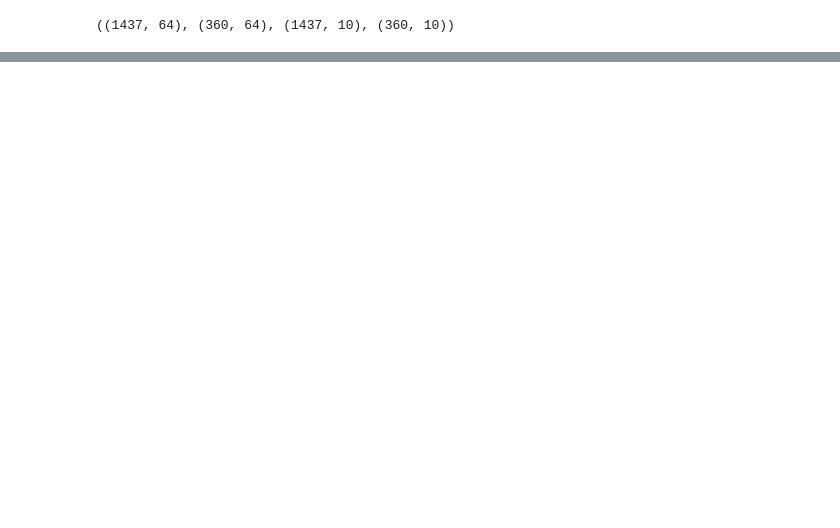
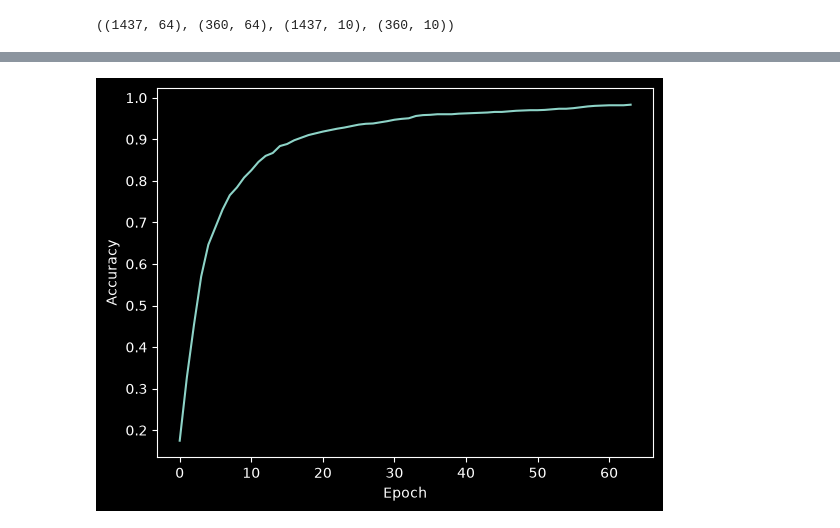
Before and after one commit to SajjadSaljoughi/MachineLearning, a Jupyter notebook: Digits DataSet/main.ipynb, the cells around one changed output, grey strips where cells are left out. Saved outputs shown, nothing was run; the diff lists cells and outputs as text; code cells hidden in the pictures; blank space fills up the shorter version.

```diff
--- a/Digits DataSet/main.ipynb
+++ b/Digits DataSet/main.ipynb
@@ -114,0 +112,8 @@ test = 0.8916666666666667
+# %%
+plt.plot(accuracy_train_list,label='train')
+plt.xlabel('Epoch')
+plt.ylabel('Accuracy')
+plt.savefig('output/accuracy_train.png')
+plt.show()
+# %% [output]
+[figure, added]
```
Also changed, not shown: parts of 5 cells of this notebook, 55 other files.
